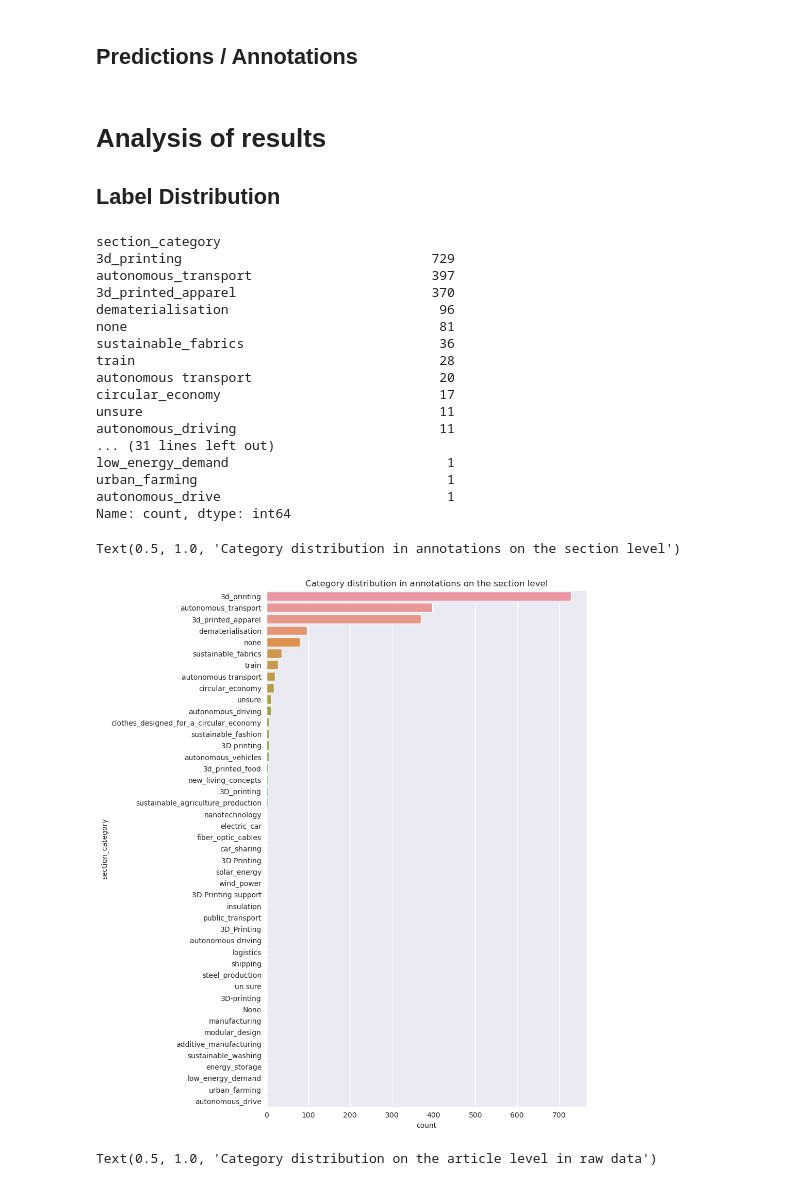
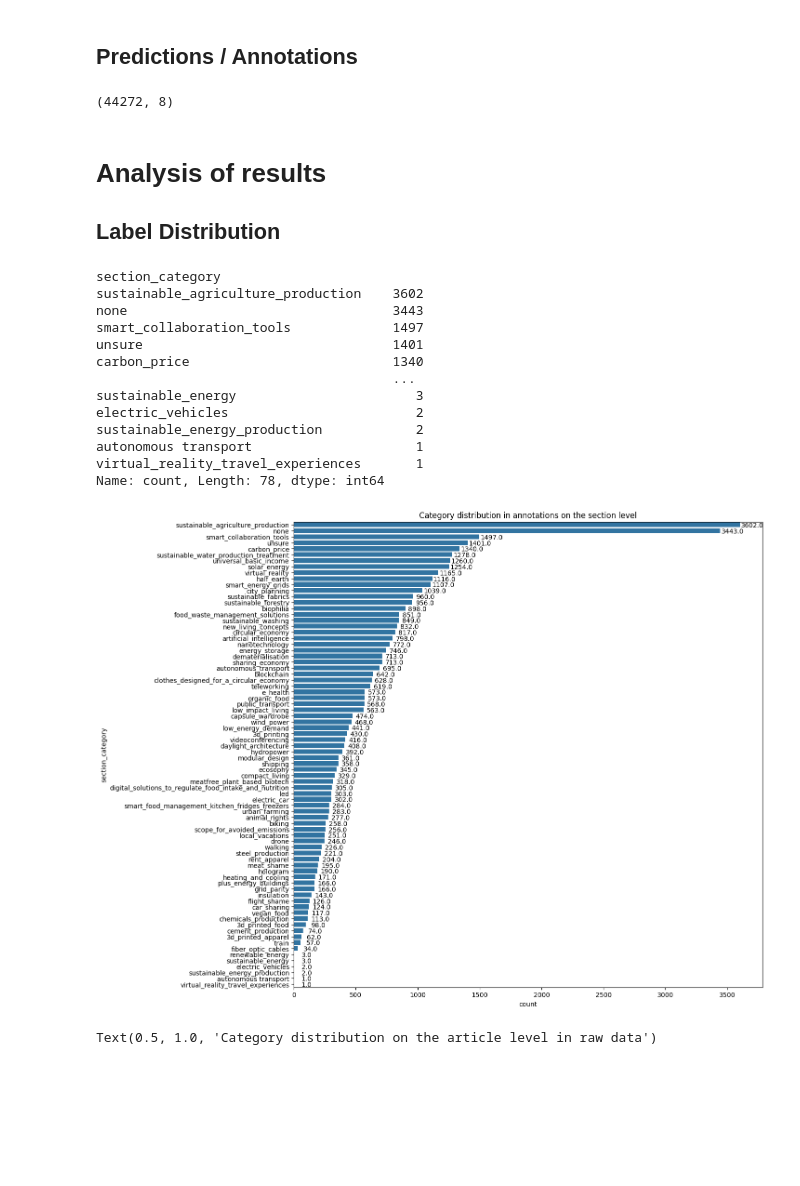
Before and after one commit to sdg-ai/trends-innovations, a Jupyter notebook: experiments/article_annotation/post_process_labeled_data_2.0.ipynb, the cells around one changed output. Drawn from its saved outputs; the diff is of its cells as text; code cells hidden in the pictures; blank space fills up the shorter version.

Commit message:
analysed final annotation results

```diff
--- a/experiments/article_annotation/post_process_labeled_data_2.0.ipynb
+++ b/experiments/article_annotation/post_process_labeled_data_2.0.ipynb
@@ -8,7 +11,7 @@ import seaborn as sns
 # Data Loading
 ## Raw Data (used for annotation)
 # %%
-with open("data_used_for_annotation_with_chatgpt.jsonl") as f:
+with open("results/data_used_for_annotation_with_chatgpt.jsonl") as f:
     raw_data = [json.loads(line) for line in f]
 raw_data = pd.DataFrame(raw_data)
 print(raw_data.shape)
@@ -25,7 +28,7 @@ raw_data.head()
 ## Predictions / Annotations
 # %%
 # load predictions.jsonl from current folder
-with open("predictions.jsonl") as f:
+with open("results/predictions.jsonl") as f:
     preds = [json.loads(line) for line in f]
 preds = {list(p.keys())[0]:p[list(p.keys())[0]] for p in preds}
 new_rows = []
@@ -43,6 +46,9 @@ for article_id, section_predictions in preds.items():
         }
         new_rows.append(new_row)
 predictions = pd.DataFrame(new_rows)
+predictions.shape
+# %% [output]
+(44272, 8)
 # %% [markdown]
 # Analysis of results
 ## Label Distribution
@@ -51,29 +57,30 @@ predictions = pd.DataFrame(new_rows)
 predictions.section_category.value_counts()
 # %% [output]
 section_category
-3d_printing                                729
-autonomous_transport                       397
-3d_printed_apparel                         370
-dematerialisation                           96
-none                                        81
-sustainable_fabrics                         36
-train                                       28
-autonomous transport                        20
-circular_economy                            17
-unsure                                      11
-autonomous_driving                          11
-... (31 lines left out)
-low_energy_demand                            1
-urban_farming                                1
-autonomous_drive                             1
-Name: count, dtype: int64
+sustainable_agriculture_production    3602
+none                                  3443
+smart_collaboration_tools             1497
+unsure                                1401
+carbon_price                          1340
+                                      ...
+sustainable_energy                       3
+electric_vehicles                        2
+sustainable_energy_production            2
+autonomous transport                     1
+virtual_reality_travel_experiences       1
+Name: count, Length: 78, dtype: int64
 # %%
-plt.figure(figsize=(8, 13))
-sns.countplot(y="section_category", data=predictions, order = predictions.section_category.value_counts().index)
+plt.figure(figsize=(13, 13))
+ax = sns.countplot(y="section_category", data=predictions, order=predictions.section_category.value_counts().index)
 plt.title("Category distribution in annotations on the section level")
+
+# Add numbers to the bars
+for p in ax.patches:
+    width = p.get_width()
+    plt.annotate(f'{width}', (width + 100, p.get_y() + 0.5), ha='center', va='center')
+plt.show()
 # %% [output]
-Text(0.5, 1.0, 'Category distribution in annotations on the section level')
-[figure, old version]
+[figure, new version]
 # %%
 plt.figure(figsize=(8, 13))
 sns.countplot(y="category", data=raw_data, order = raw_data.category.value_counts().index)
```
Also changed, not shown: parts of 2 cells of this notebook.
